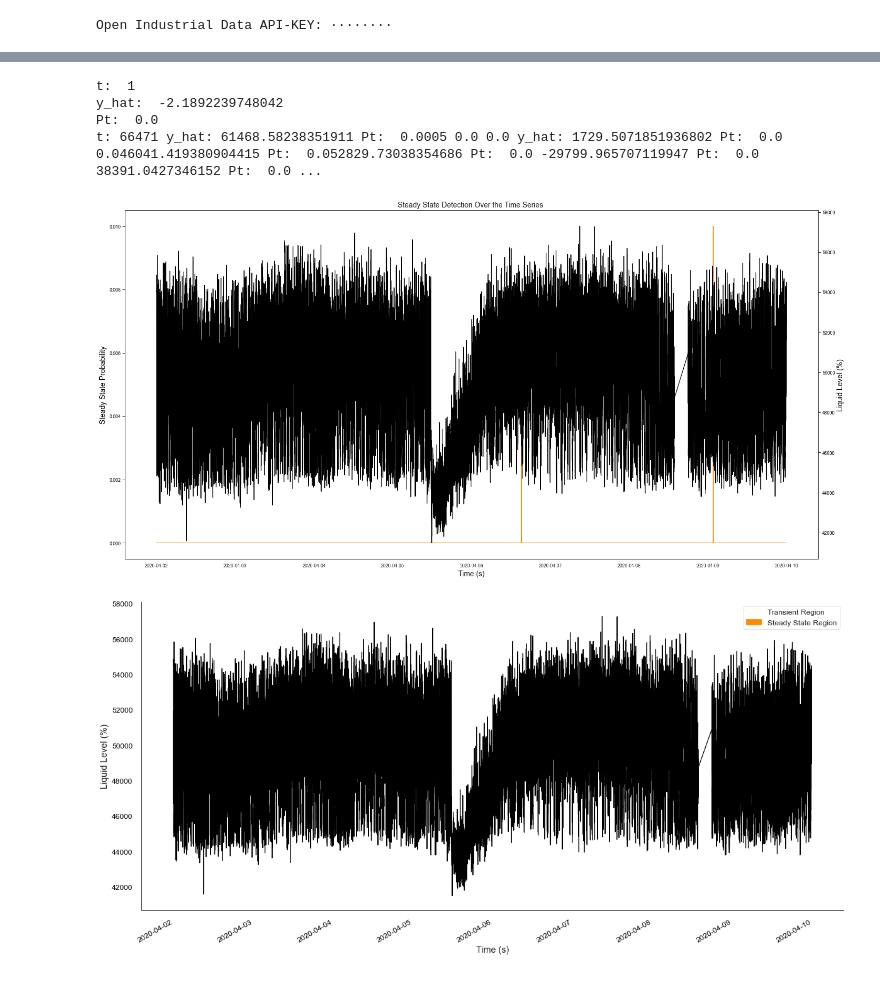
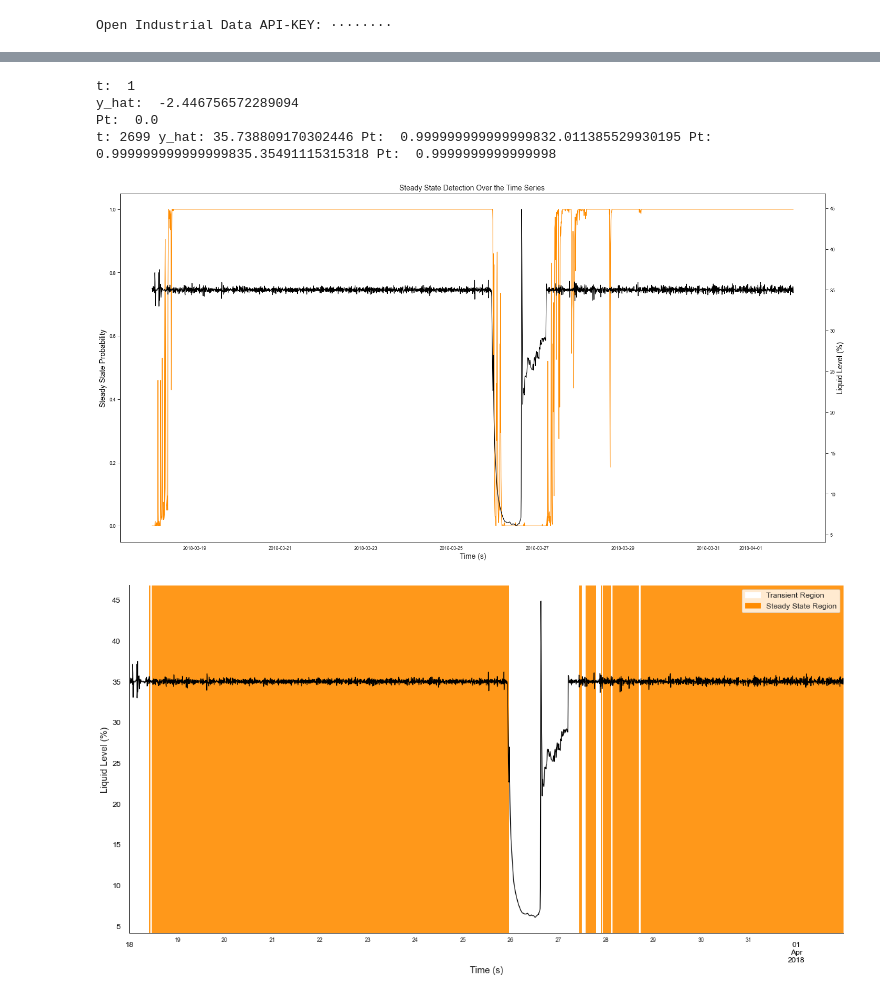
Before and after one commit to cognitedata/Steady-State-Detector, a Jupyter notebook: Steady State.ipynb, the cells around one changed output, grey strips where cells are left out. Saved outputs shown, nothing was run; the diff lists cells and outputs as text; code cells hidden in the pictures.

```diff
--- a/Steady State.ipynb
+++ b/Steady State.ipynb
@@ -18,14 +18,16 @@ client = CogniteClient(
 # %% [output]
 Open Industrial Data API-KEY: ········
 # %%
-start_date = datetime(2020, 4, 2)  # specify time series to pull from cdf
-end_date = datetime(2020, 4, 10)
+start_date = datetime(2018, 3, 18)  # specify time series to pull from cdf
+end_date = datetime(2018, 4, 2)
 df = client.datapoints.retrieve(
-     external_id="VAL_23-FT-92537-04:X.Value",
+     external_id="VAL_23-TIC-92604B:Z.X.Value",
+     aggregates = ['average'],
+     granularity='8m',
      start=start_date,
      end=end_date,
  ).to_pandas()
-model = SSDetector(slope_threashold = 0.0007,
+model = SSDetector(slope_threashold = 0.002,
                    state_transition_probability = 0.5,
                    number_particles = 200, n_timeless = 20)  # using the default params
 # %%
@@ -45,7 +47,8 @@ plt.show()
 # %%
-model.train(np.squeeze(df.values, axis=1), show_results = True)
+model.train(np.squeeze(df.values, axis=1), # convert to % scale
+            show_results = True)
 # %% [output]
 t:  1
-y_hat:  -2.1892239748042
+y_hat:  -2.446756572289094
 Pt:  0.0
-t: 66471 y_hat: 61468.58238351911 Pt:  0.0005 0.0 0.0 y_hat: 1729.5071851936802 Pt:  0.0 0.046041.419380904415 Pt:  0.052829.73038354686 Pt:  0.0 -29799.965707119947 Pt:  0.0 38391.0427346152 Pt:  0.0 ...
+t: 2699 y_hat: 35.738809170302446 Pt:  0.999999999999999832.011385529930195 Pt:  0.999999999999999835.35491115315318 Pt:  0.9999999999999998
@@ -59,4 +55,8 @@ df['p'] = df.p.shift(-1)
 # %%
+df['y_hat'] = model.y_hat
+df['y_hat'] = df.y_hat.shift(-1)
+df['p'] = model.p_steady
+df['p'] = df.p.shift(-1)
 plt.rcParams["figure.figsize"] = (20, 10)
 z = np.arange(0, len(df), 1)  # time scale
 fig, ax1 = plt.subplots()
@@ -80,7 +80,7 @@ plt.title("Steady State Detection Over the Time Series ", fontsize = 'x-large')
 plt.savefig('ss_result_2')
 plt.show()
 # %% [output]
-[figure, old version]
+[figure, new version]
 # %%
 df['is_steady'] = 0
-steady_idx = df[df['p'] >0.8].index
+steady_idx = df[df['p'] > 0.98].index
@@ -89,27 +87,29 @@ df.loc[steady_idx, 'is_steady'] = 1
 # %%
+df.loc[steady_idx, 'is_steady'] = 1
+import seaborn as sns
 import matplotlib.patches as mpatches
 %matplotlib inline
 plt.rcParams["figure.figsize"] = (20, 10)
 
 red_patch = mpatches.Patch(color="white", label='Transient Region')
 from matplotlib.colors import LinearSegmentedColormap
 cmap = LinearSegmentedColormap.from_list(
     name='test',
     colors=['white', 'darkorange']
 )
 green_patch = mpatches.Patch(color='darkorange', label='Steady State Region')
-ax = df['VAL_23-FT-92537-04:X.Value'].plot(color='black')
+ax = df['VAL_23-TIC-92604B:Z.X.Value|average'].plot(color='black')
 ax.pcolorfast(ax.get_xlim(), ax.get_ylim(),
                df['is_steady'].values[np.newaxis],cmap = cmap,
                alpha=0.9)
 ax.tick_params(direction='out', length=10,
                width=10, colors='black', labelsize ='large')
 ax.legend(fontsize = 'large', handles=[red_patch, green_patch])
 ax.set_ylabel('Liquid Level (%)',fontsize = 'x-large' )
 ax.set_xlabel('Time (s)',fontsize = 'x-large')
 ax.grid(False)
 ax.spines['top'].set_visible(False)
 ax.spines['right'].set_visible(False)
 plt.savefig('ss_result')
 # %% [output]
-[figure, old version]
+[figure, new version]
```
Also changed, not shown: parts of 5 cells of this notebook, 3 other files.
